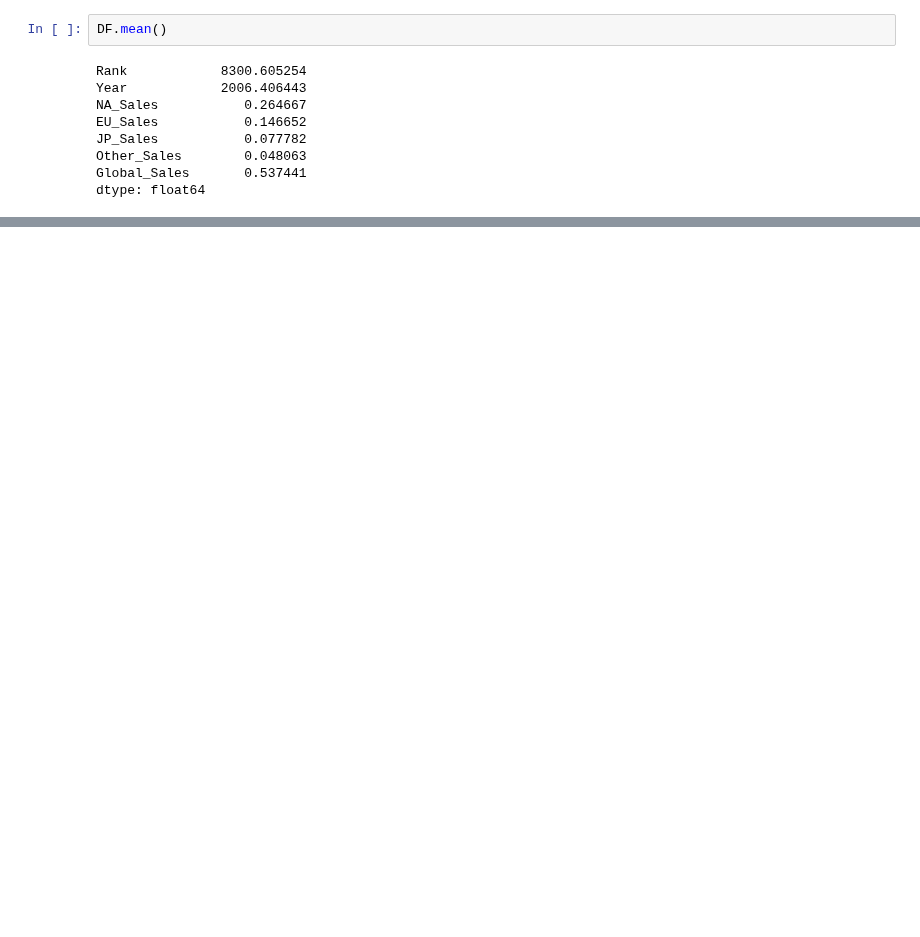
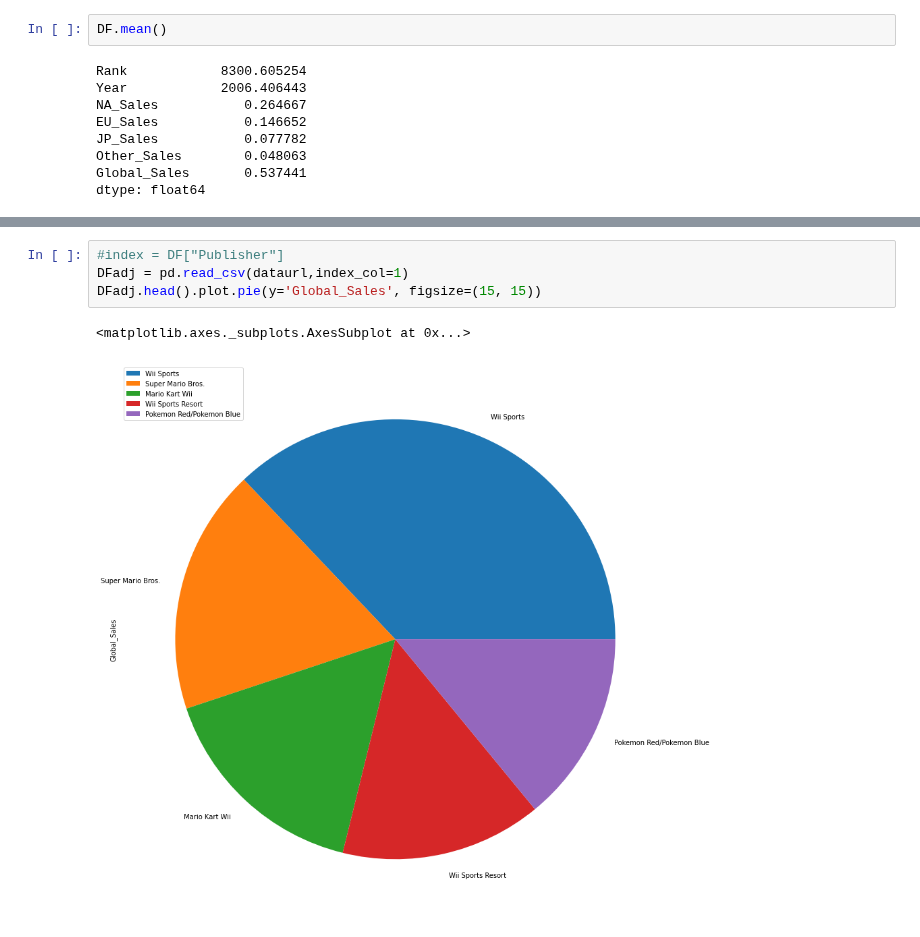
Before and after one commit to Ali-Kazmi/Video_game_sales, a Jupyter notebook: peiyingAIweek2.ipynb, the cells around one changed output, grey strips where cells are left out. Cells and saved outputs as stored; diff of their text form; blank space fills up the shorter version.

```diff
--- a/peiyingAIweek2.ipynb
+++ b/peiyingAIweek2.ipynb
@@ -64,0 +82,7 @@ dtype: float64
+# %%
+#index = DF["Publisher"]
+DFadj = pd.read_csv(dataurl,index_col=1)
+DFadj.head().plot.pie(y='Global_Sales', figsize=(15, 15))
+# %% [output]
+<matplotlib.axes._subplots.AxesSubplot at 0x...>
+[figure, added]
```
Also changed, not shown: parts of 4 cells of this notebook.
